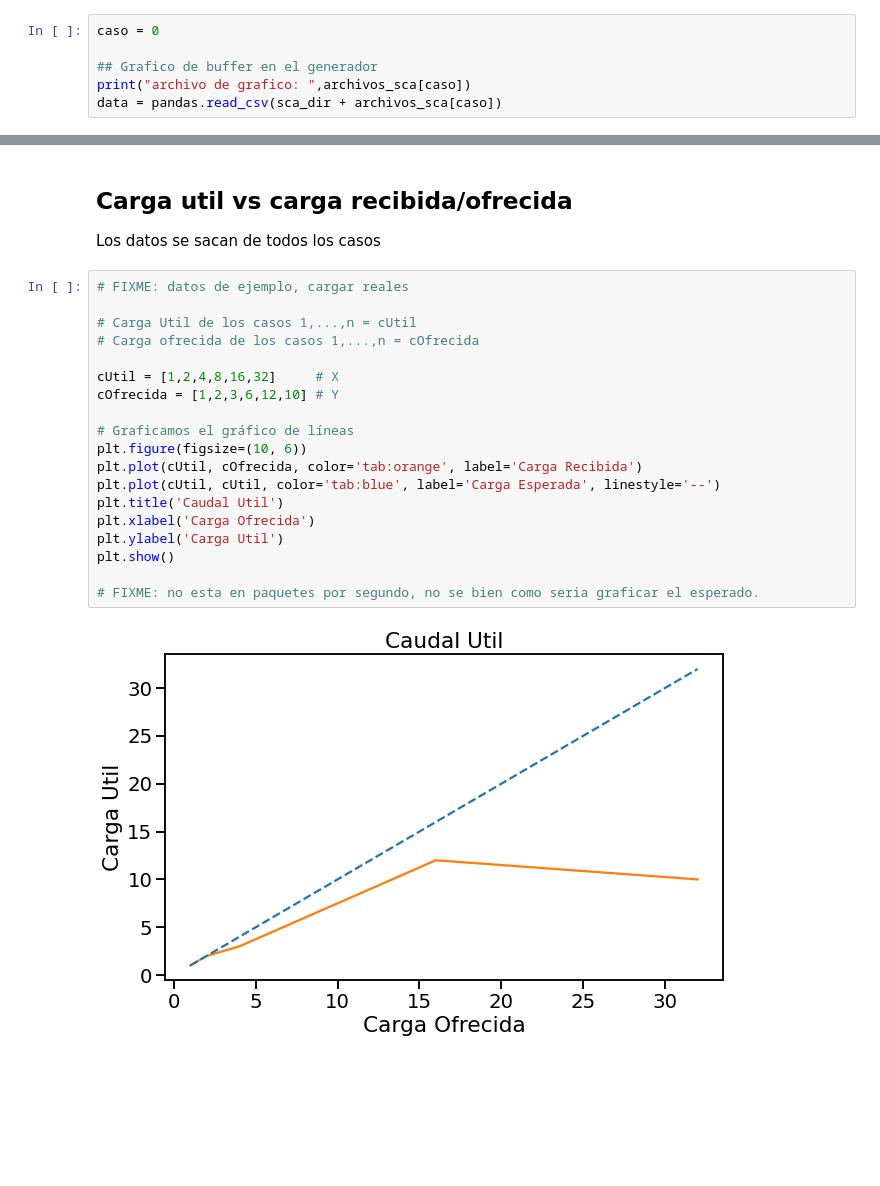
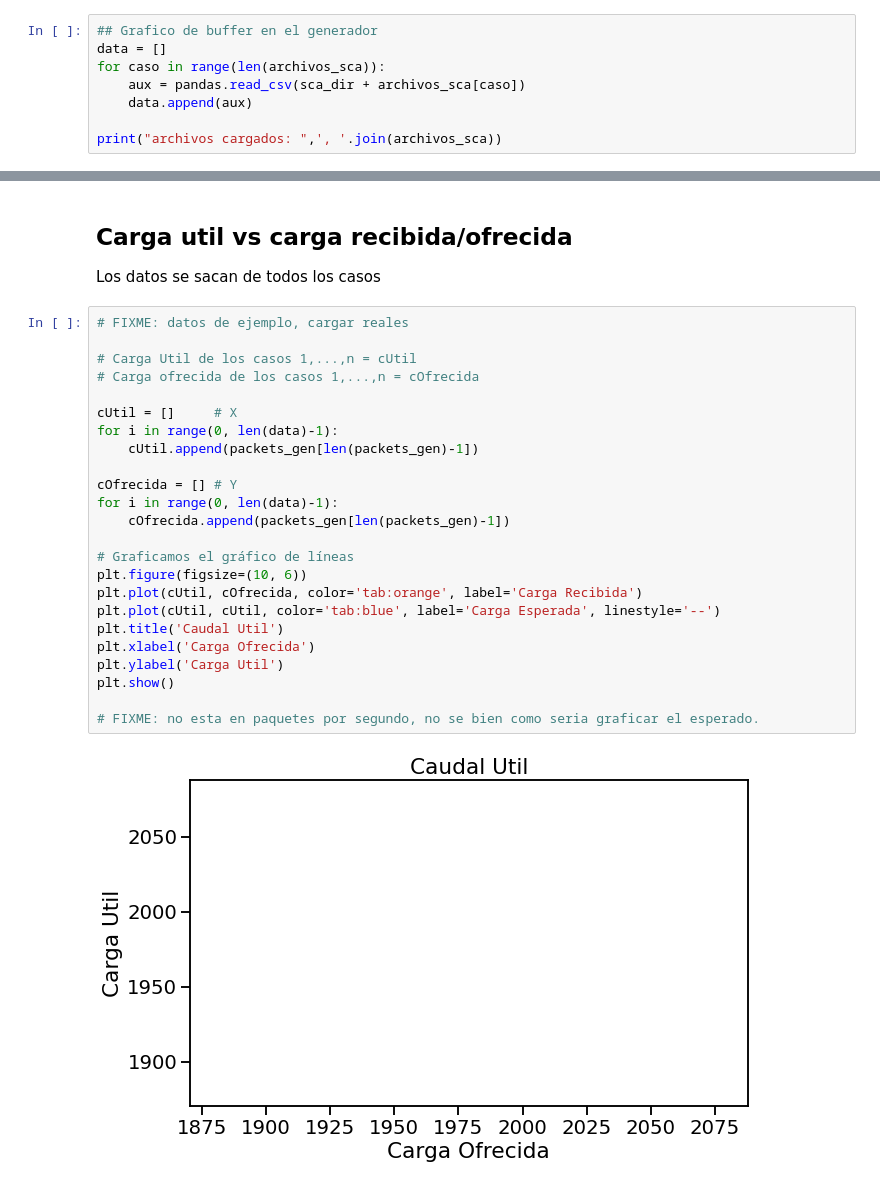
Before and after one commit to Kidmand/Redes-LAB-3, a Jupyter notebook: Notebook-results.ipynb, the cells around one changed output, grey strips where cells are left out. Cells and saved outputs as stored; diff of their text form; blank space fills up the shorter version.

```diff
--- a/Notebook-results.ipynb
+++ b/Notebook-results.ipynb
@@ -19,9 +19,11 @@ Archivos sca cargados: parte1-caso1.csv, parte1-caso2.csv
 # %% [markdown]
 ## Caso 1
 # %%
-caso = 0
+## Grafico de buffer en el generador
+data = []
+for caso in range(len(archivos_sca)):
+    aux = pandas.read_csv(sca_dir + archivos_sca[caso])
+    data.append(aux)
 
-## Grafico de buffer en el generador
-print("archivo de grafico: ",archivos_sca[caso])
-data = pandas.read_csv(sca_dir + archivos_sca[caso])
+print("archivos cargados: ",', '.join(archivos_sca))
 # %% [output]
@@ -106,21 +125,26 @@ Los datos se sacan de todos los casos
 # %%
 # FIXME: datos de ejemplo, cargar reales
 
 # Carga Util de los casos 1,...,n = cUtil
 # Carga ofrecida de los casos 1,...,n = cOfrecida
 
-cUtil = [1,2,4,8,16,32]     # X
-cOfrecida = [1,2,3,6,12,10] # Y
+cUtil = []     # X
+for i in range(0, len(data)-1):
+    cUtil.append(packets_gen[len(packets_gen)-1])
+
+cOfrecida = [] # Y
+for i in range(0, len(data)-1):
+    cOfrecida.append(packets_gen[len(packets_gen)-1])
 
 # Graficamos el gráfico de líneas
 plt.figure(figsize=(10, 6))
 plt.plot(cUtil, cOfrecida, color='tab:orange', label='Carga Recibida')
 plt.plot(cUtil, cUtil, color='tab:blue', label='Carga Esperada', linestyle='--')
 plt.title('Caudal Util')
 plt.xlabel('Carga Ofrecida')
 plt.ylabel('Carga Util')
 plt.show()
 
 # FIXME: no esta en paquetes por segundo, no se bien como seria graficar el esperado.
 # %% [output]
-[figure, old version]
+[figure, new version]
```
Also changed, not shown: parts of 3 cells of this notebook.
